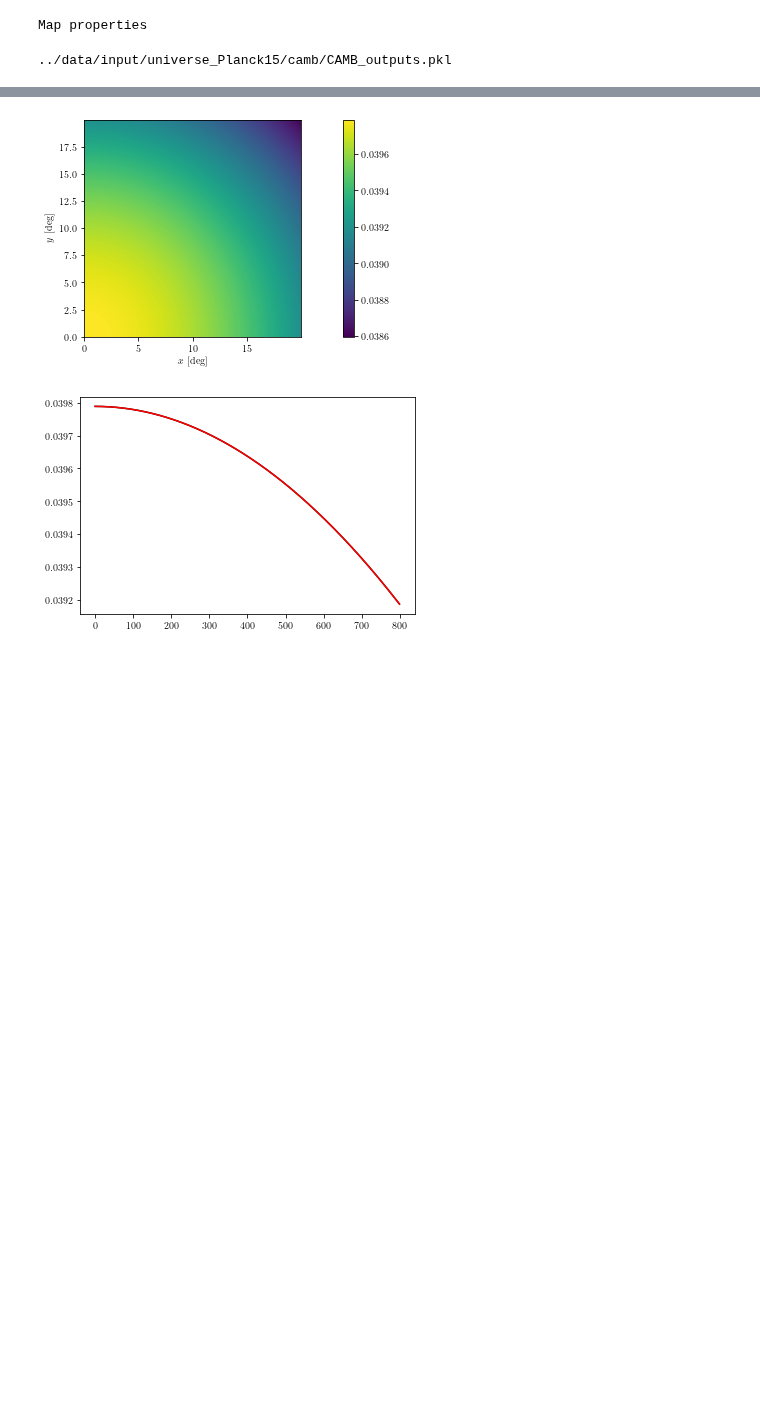
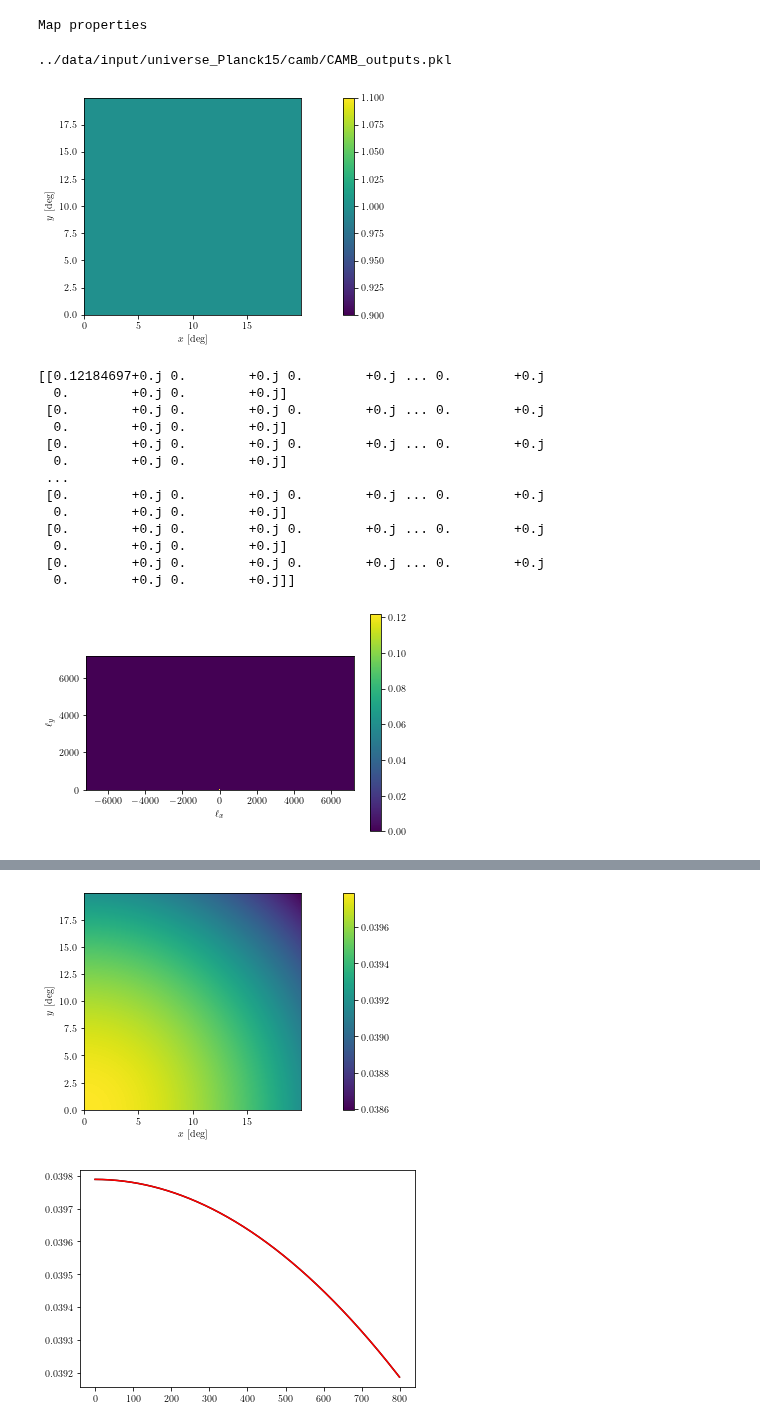
Before and after one commit to DelonShen/LensQuEst, a Jupyter notebook: dev/testing_things.ipynb, the cells around one changed output, grey strips where cells are left out. Saved outputs shown, nothing was run; the diff lists cells and outputs as text; code cells hidden in the pictures; blank space fills up the shorter version.

Commit message:
more testing fourier, it kinda seems like it actually is broken a little??

```diff
--- a/dev/testing_things.ipynb
+++ b/dev/testing_things.ipynb
@@ -105,3 +105,21 @@ forCtotal = lambda l: ftot(l)
 # F = np.array(list(map(forCtotal, L)))
 # cmb.fCtotal = interp1d(L, F, kind='cubic', bounds_error=False, fill_value=0.)
 cmb.fCtotal = ftot # no longer reinterpolating since it seems like it leads to errors?
+# %%
+baseMap.testFourierConst()
+# %% [output]
+[figure, added]
+[[0.12184697+0.j 0.        +0.j 0.        +0.j ... 0.        +0.j
+  0.        +0.j 0.        +0.j]
+ [0.        +0.j 0.        +0.j 0.        +0.j ... 0.        +0.j
+  0.        +0.j 0.        +0.j]
+ [0.        +0.j 0.        +0.j 0.        +0.j ... 0.        +0.j
+  0.        +0.j 0.        +0.j]
+ ...
+ [0.        +0.j 0.        +0.j 0.        +0.j ... 0.        +0.j
+  0.        +0.j 0.        +0.j]
+ [0.        +0.j 0.        +0.j 0.        +0.j ... 0.        +0.j
+  0.        +0.j 0.        +0.j]
+ [0.        +0.j 0.        +0.j 0.        +0.j ... 0.        +0.j
+  0.        +0.j 0.        +0.j]]
+[figure, added]
```
Also changed, not shown: parts of 3 cells of this notebook, 3 other files.
